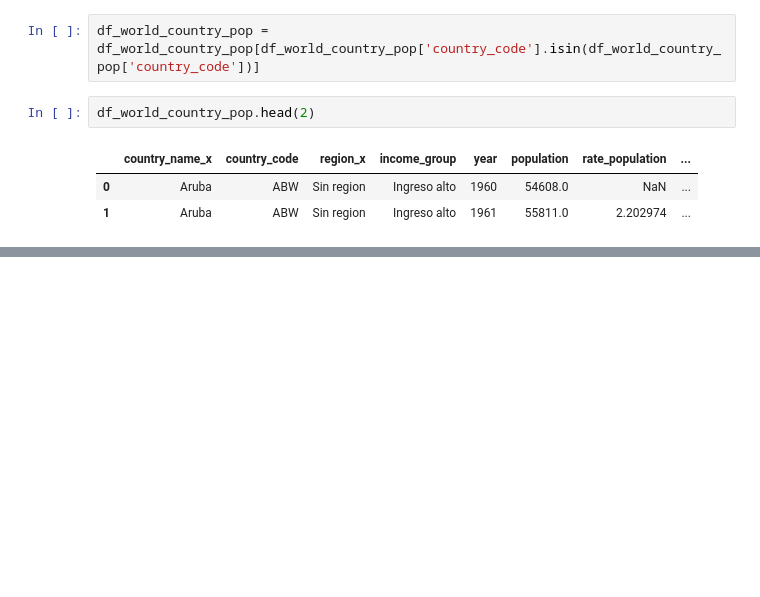
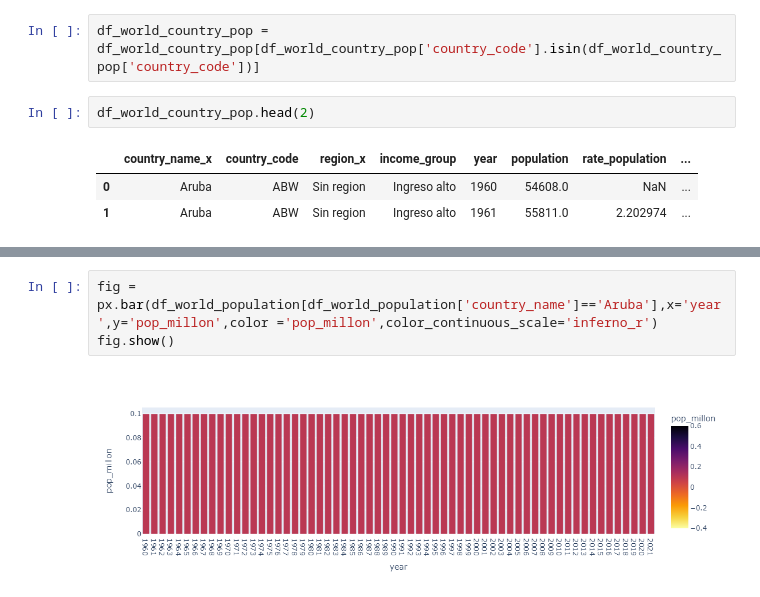
Before and after one commit to vasoto22/pythonetl, a Jupyter notebook: src/etl/transformacion.ipynb, the cells around one changed output, grey strips where cells are left out. Drawn from its saved outputs; the diff is of its cells as text; blank space fills up the shorter version.

```diff
--- a/src/etl/transformacion.ipynb
+++ b/src/etl/transformacion.ipynb
@@ -368,0 +414,5 @@ df_world_country_pop.head(2)
+# %%
+fig = px.bar(df_world_population[df_world_population['country_name']=='Aruba'],x='year',y='pop_millon',color ='pop_millon',color_continuous_scale='inferno_r')
+fig.show()
+# %% [output]
+[figure, added]
```
Also changed, not shown: parts of 11 cells of this notebook, 2 other files.
